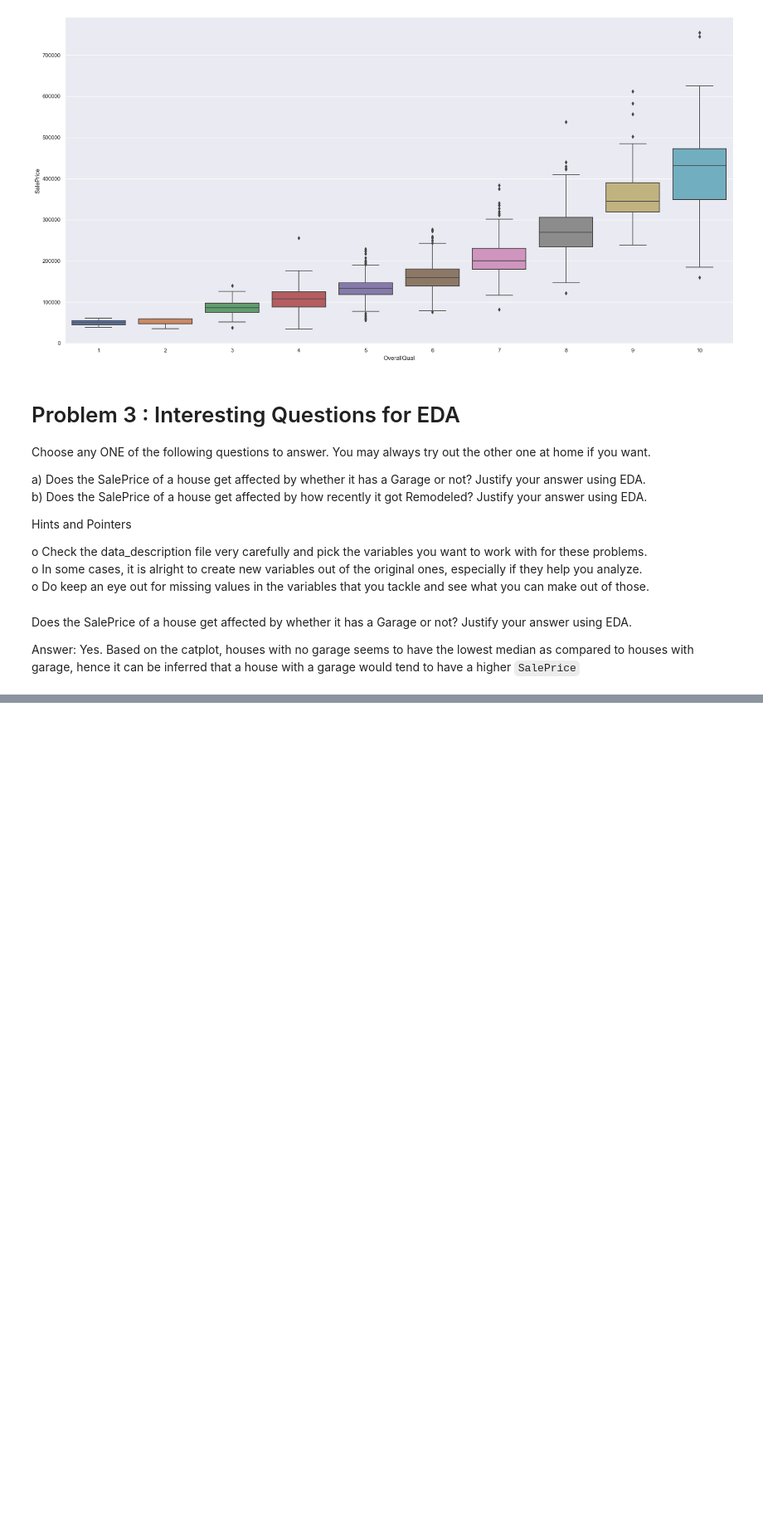
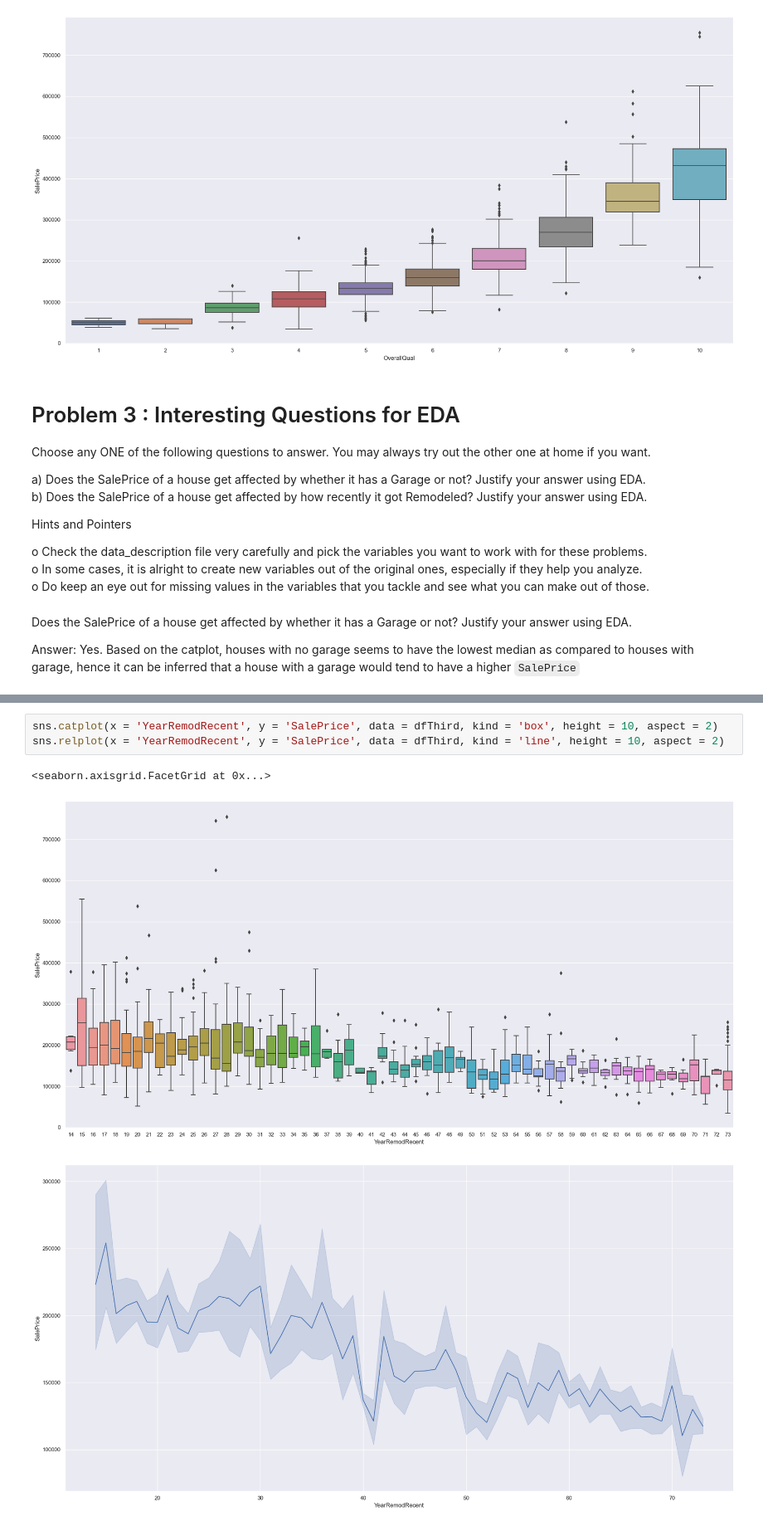
Before and after one commit to chezyio/SC1015, a Jupyter notebook: Week 5/Lab/exercise3/Exercise3_solution.ipynb, the cells around one changed output, grey strips where cells are left out. Shown at 83% size. Drawn from its saved outputs; the diff is of its cells as text; blank space fills up the shorter version.

```diff
--- a/Week 5/Lab/exercise3/Exercise3_solution.ipynb
+++ b/Week 5/Lab/exercise3/Exercise3_solution.ipynb
@@ -258,0 +285,7 @@ sns.stripplot(x = 'GarageType', y = 'SalePrice', data = df_4, jitter = 0.2, size
+# %%
+sns.catplot(x = 'YearRemodRecent', y = 'SalePrice', data = dfThird, kind = 'box', height = 10, aspect = 2)
+sns.relplot(x = 'YearRemodRecent', y = 'SalePrice', data = dfThird, kind = 'line', height = 10, aspect = 2)
+# %% [output]
+<seaborn.axisgrid.FacetGrid at 0x...>
+[figure, added]
+[figure, added]
```
Also changed, not shown: parts of 17 cells of this notebook.
